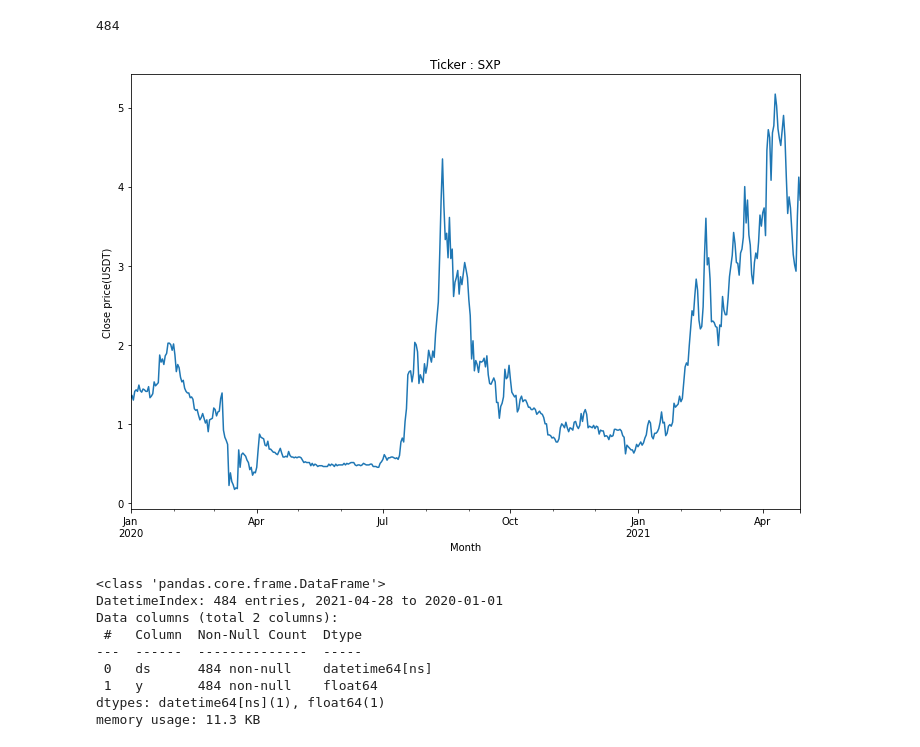
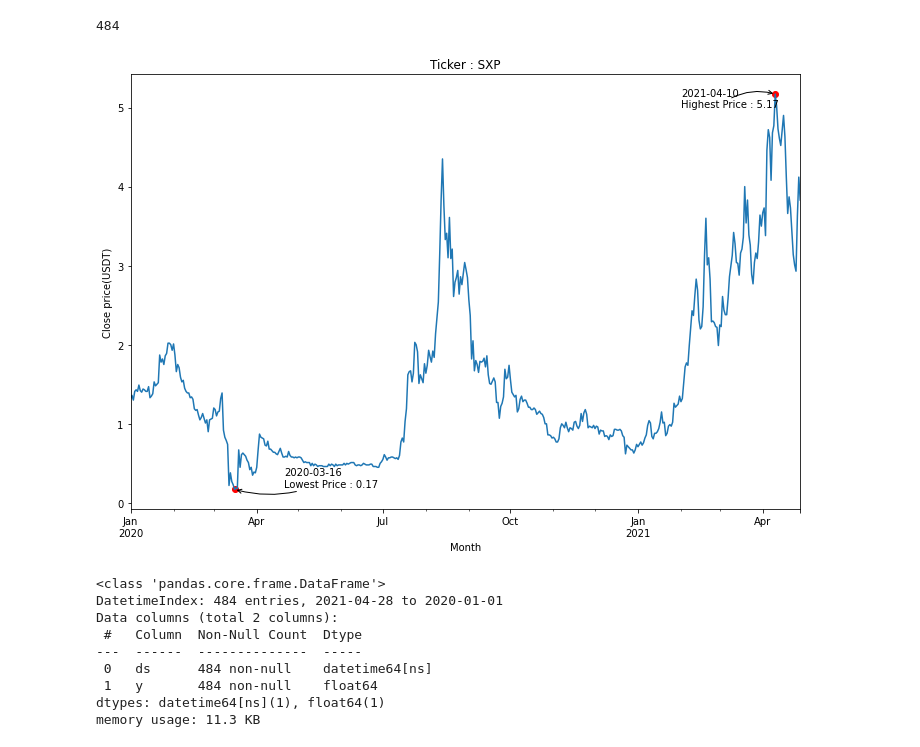
Before and after one commit to JEONSUN/Dacon_Project-Bitcoin-Trader, a Jupyter notebook: swipe(ProPhet).ipynb, the cells around one changed output. Cells and saved outputs as stored; diff of their text form; code cells hidden in the pictures.

```diff
--- a/swipe(ProPhet).ipynb
+++ b/swipe(ProPhet).ipynb
@@ -68,13 +68,22 @@ ts_df.head()
 len(ts_df)
 # %% [output]
 484
-# %%
-ax = ts_df['y'].plot(title = 'Ticker : SXP',figsize = (12,8))
-ax.set_ylabel('Close price(USDT)')
-ax.set_xlabel('Month')
-plt.show()
-# %% [output]
-[figure, removed]
+# %%
+# 가격 추세 확인
+ax = ts_df['y'].plot(title = 'Ticker : SXP',figsize = (12,8))
+ax.set_ylabel('Close price(USDT)')
+ax.set_xlabel('Month')
+ax.annotate("2021-04-10\nHighest Price : 5.17", xy = ("2021-04-10",5.17), xytext = ("2021-02-01",5),
+            arrowprops=dict(arrowstyle="->",
+                            connectionstyle="arc3,rad=-0.2"))
+ax.annotate("2020-03-16\nLowest Price : 0.17", xy = ("2020-03-16",0.17), xytext = ("2020-04-21",0.2),
+            arrowprops=dict(arrowstyle="->",
+                            connectionstyle="arc3,rad=-0.2"))
+ax.scatter("2021-04-10",5.17 , c='r')
+ax.scatter("2020-03-16",0.17, c = 'r')
+plt.show()
+# %% [output]
+[figure, added]
 # %%
 ts_df.info()
 # %% [output]
```
Also changed, not shown: parts of 3 cells of this notebook.
